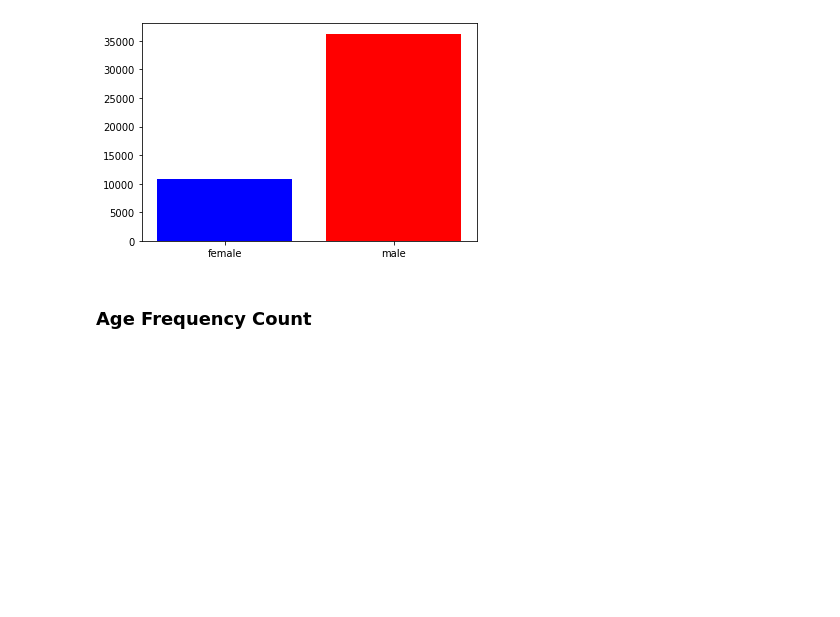
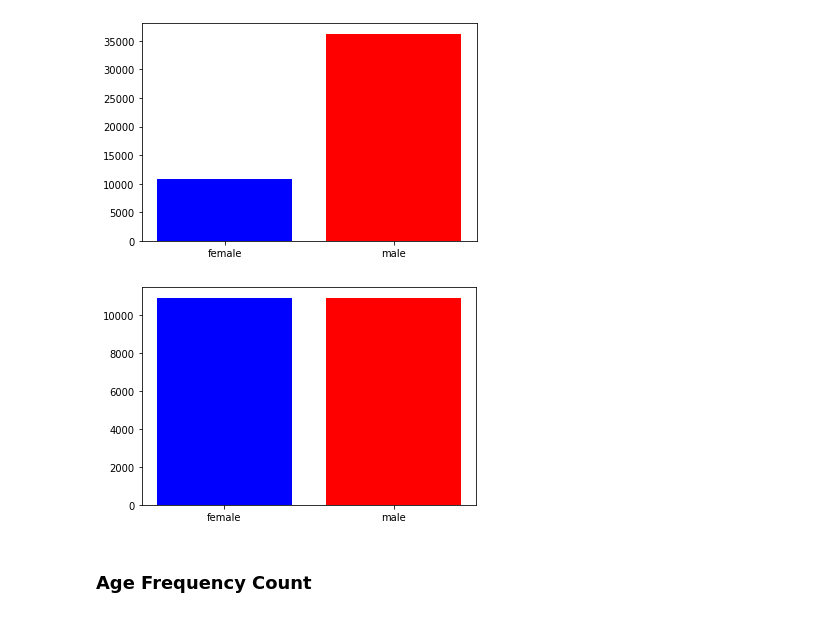
Before and after one commit to LobbeyTan/age_gender_prediction, a Jupyter notebook: 02_EDA.ipynb, the cells around one changed output. Saved outputs shown, nothing was run; the diff lists cells and outputs as text; code cells hidden in the pictures; blank space fills up the shorter version.

Commit message:
created balance dataset

```diff
--- a/02_EDA.ipynb
+++ b/02_EDA.ipynb
@@ -4,5 +5,5 @@ from matplotlib import pyplot as plt
 # %%
-df = pd.read_csv("preprocessed_data.csv")
+df = pd.read_csv("./wiki/preprocessed_data.csv")
 # %%
 df.shape
 # %% [output]
@@ -51,3 +52,13 @@ plt.bar(x=["female", "male"], height=[(df['gender'] == 0).sum(), (df['gender'] =
 plt.show()
 # %% [output]
 [figure]
+# %%
+female_records = df[df['gender'] == 0]
+male_records = shuffle( df[df['gender'] == 1]).reset_index()
+# %%
+balance_dataset = shuffle(pd.concat([female_records, male_records.sample(female_records.shape[0])]))
+# %%
+plt.bar(x=["female", "male"], height=[(balance_dataset['gender'] == 0).sum(), (balance_dataset['gender'] == 1).sum()],  color=["blue", "red"])
+plt.show()
+# %% [output]
+[figure, added]
```
Also changed, not shown: parts of 3 cells of this notebook, 3 other files.
